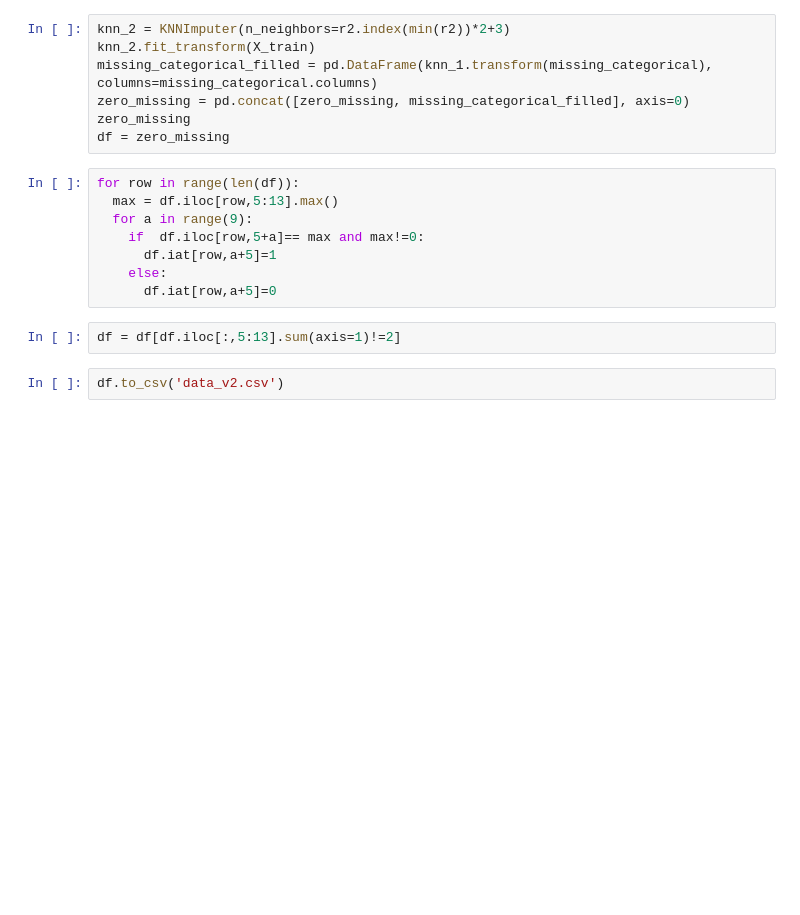
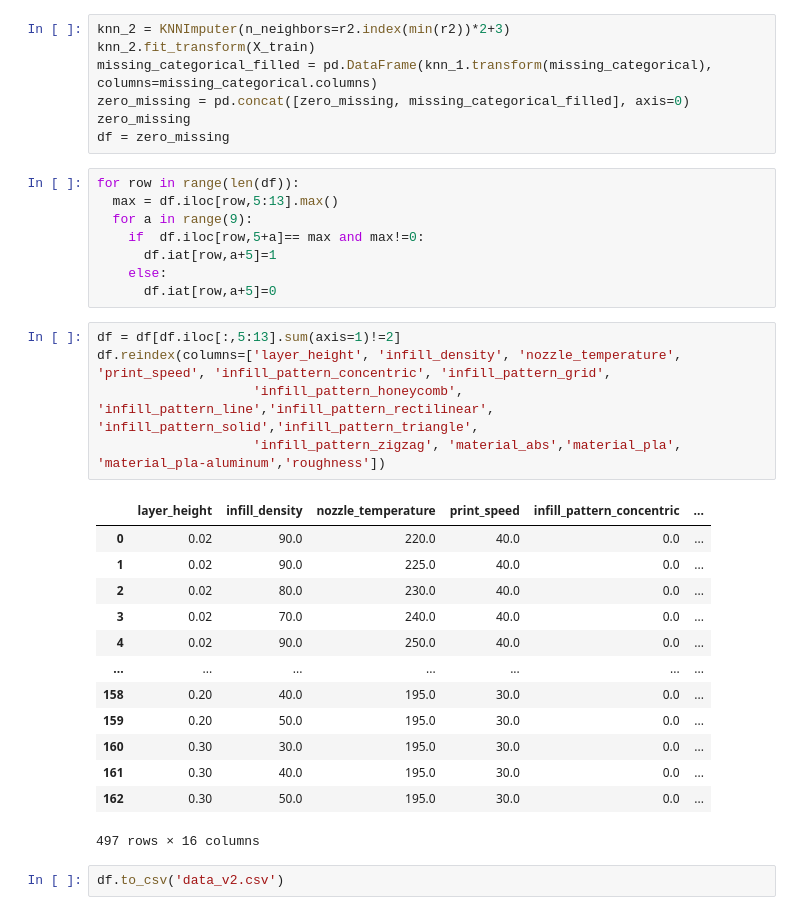
Before and after one commit to hanzlayyy/FYDP, a Jupyter notebook: FYDP_Notebook_V1_0.ipynb, the cells around one changed output. Cells and saved outputs as stored; diff of their text form; blank space fills up the shorter version.

```diff
--- a/FYDP_Notebook_V1_0.ipynb
+++ b/FYDP_Notebook_V1_0.ipynb
@@ -265,5 +253,22 @@ for row in range(len(df)):
       df.iat[row,a+5]=0
 # %%
 df = df[df.iloc[:,5:13].sum(axis=1)!=2]
+df.reindex(columns=['layer_height', 'infill_density', 'nozzle_temperature', 'print_speed', 'infill_pattern_concentric', 'infill_pattern_grid',
+                    'infill_pattern_honeycomb', 'infill_pattern_line','infill_pattern_rectilinear', 'infill_pattern_solid','infill_pattern_triangle',
+                    'infill_pattern_zigzag', 'material_abs','material_pla', 'material_pla-aluminum','roughness'])
+# %% [output]
+|  | layer_height | infill_density | nozzle_temperature | print_speed | infill_pattern_concentric | ... |
+| 0 | 0.02 | 90.0 | 220.0 | 40.0 | 0.0 | ... |
+| 1 | 0.02 | 90.0 | 225.0 | 40.0 | 0.0 | ... |
+| 2 | 0.02 | 80.0 | 230.0 | 40.0 | 0.0 | ... |
+| 3 | 0.02 | 70.0 | 240.0 | 40.0 | 0.0 | ... |
+| 4 | 0.02 | 90.0 | 250.0 | 40.0 | 0.0 | ... |
+| ... | ... | ... | ... | ... | ... | ... |
+| 158 | 0.20 | 40.0 | 195.0 | 30.0 | 0.0 | ... |
+| 159 | 0.20 | 50.0 | 195.0 | 30.0 | 0.0 | ... |
+| 160 | 0.30 | 30.0 | 195.0 | 30.0 | 0.0 | ... |
+| 161 | 0.30 | 40.0 | 195.0 | 30.0 | 0.0 | ... |
+| 162 | 0.30 | 50.0 | 195.0 | 30.0 | 0.0 | ... |
+497 rows × 16 columns
 # %%
 df.to_csv('data_v2.csv')
```
Also changed, not shown: parts of 6 cells of this notebook.
